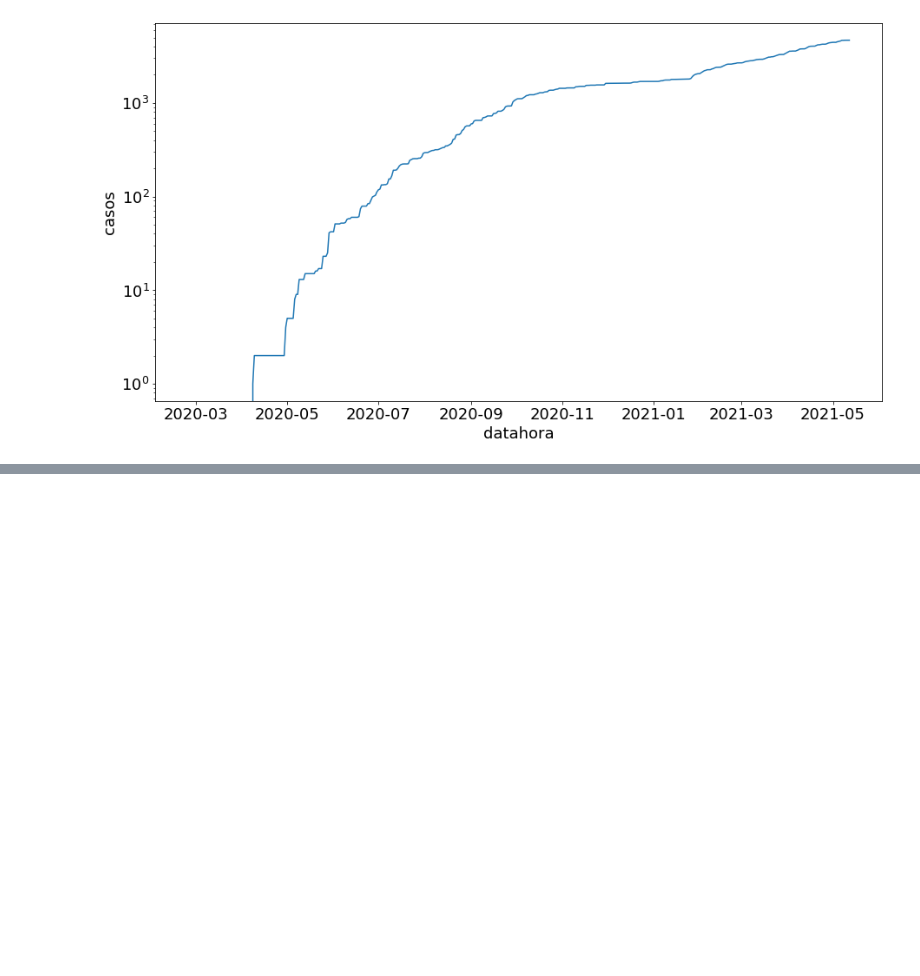
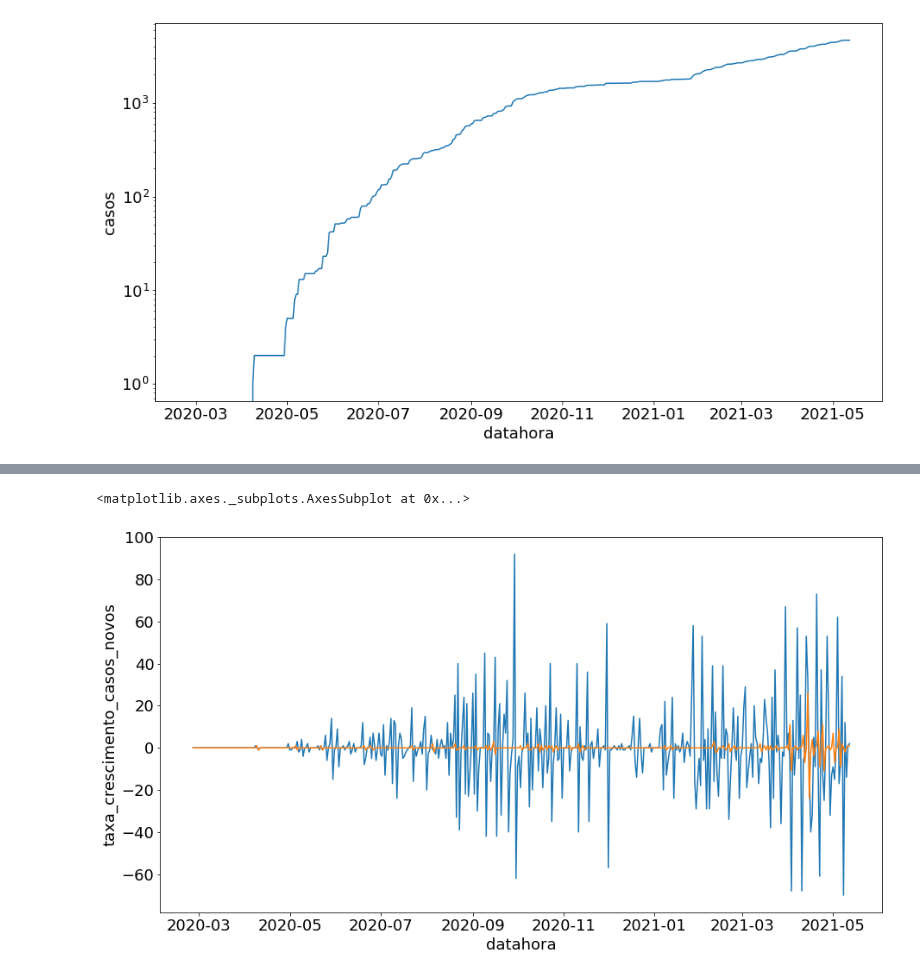
Before and after one commit to arturcgs/bootcamp-data-science-aplicada3, a Jupyter notebook: Aulas/Módulo_3.ipynb, the cells around one changed output, grey strips where cells are left out. Cells and saved outputs as stored; diff of their text form; code cells hidden in the pictures; blank space fills up the shorter version.

```diff
--- a/Aulas/Módulo_3.ipynb
+++ b/Aulas/Módulo_3.ipynb
@@ -57,0 +82,8 @@ mpl.pyplot.yscale('log')
+# %%
+#Gráfico de taxa de crescimento dos casos e obitos novos de Mococa em linha
+
+sns.lineplot(x='datahora', y='taxa_crescimento_casos_novos', data=dados_mococa)
+sns.lineplot(x='datahora', y='taxa_crescimento_obitos_novos', data=dados_mococa)
+# %% [output]
+<matplotlib.axes._subplots.AxesSubplot at 0x...>
+[figure, added]
```
Also changed, not shown: parts of 11 cells of this notebook.
